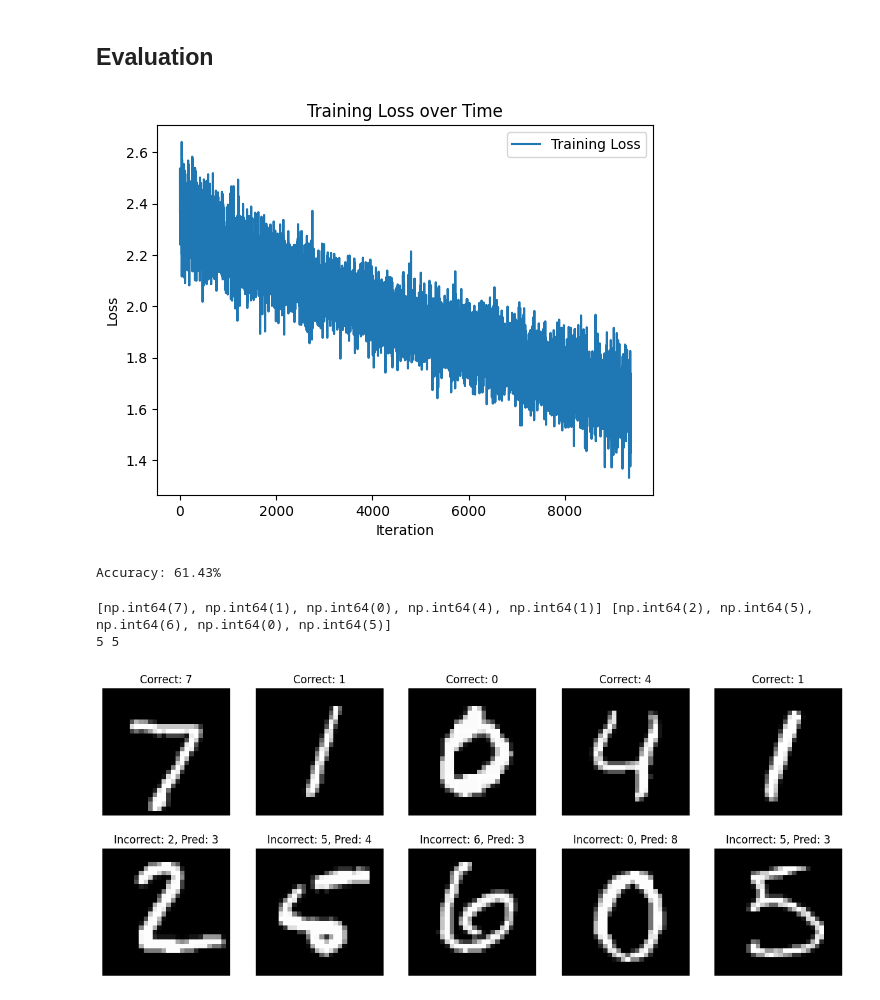
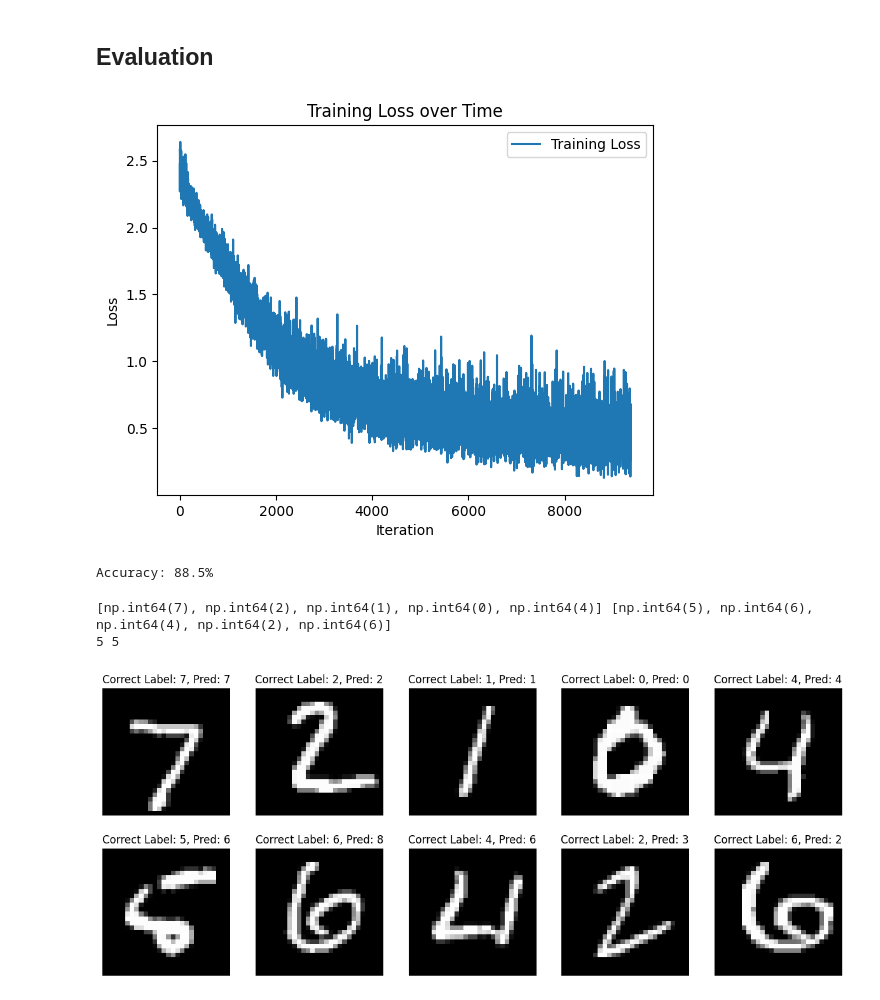
Before and after one commit to concl/machines, a Jupyter notebook: machine_learning/numpy_autograd/ffn_mnist_demo.ipynb, the cells around one changed output. Cells and saved outputs as stored; diff of their text form; code cells hidden in the pictures.

Commit message:
trained with momentum

```diff
--- a/machine_learning/numpy_autograd/ffn_mnist_demo.ipynb
+++ b/machine_learning/numpy_autograd/ffn_mnist_demo.ipynb
@@ -20,6 +20,7 @@ import matplotlib.pyplot as plt
 # %%
 DATA_REPO = "ylecun/mnist"
 LR = 0.0001
+MOMENTUM = 0.9
 EPOCHS = 5
 BATCH_SIZE = 32
 # %% [markdown]
@@ -56,7 +57,7 @@ test_loader = DataLoader(test_data, batch_size=BATCH_SIZE, shuffle=False)
 # %%
 model = FFN(in_features=28 * 28, hidden_features=128, out_features=10)
 loss_values = []
-optimizer = SGD(model.parameters, lr=LR)
+optimizer = SGD(model.parameters, lr=LR, momentum=MOMENTUM)
 criterion = cross_entropy_loss
 
 for epoch in range(EPOCHS):
@@ -108,7 +109,7 @@ plt.title("Training Loss over Time")
 plt.legend()
 plt.show()
 # %% [output]
-[figure, old version]
+[figure, new version]
 # %%
 correct_example_images, correct_example_labels = [], []
 incorrect_example_images, incorrect_example_labels, incorrect_predictions = [], [], []
@@ -138,24 +139,24 @@ for images, labels in test_loader:
 
 print(f"Accuracy: {100 * correct / total}%")
 # %% [output]
-Accuracy: 61.43%
+Accuracy: 88.5%
 # %%
 print(correct_example_labels, incorrect_example_labels)
 print(len(correct_example_images), len(incorrect_example_images))
 
 fig, axes = plt.subplots(2, 5, figsize=(15, 6))
 for i in range(5):
     axes[0, i].imshow(correct_example_images[i], cmap="gray")
-    axes[0, i].set_title(f"Correct: {correct_example_labels[i]}")
+    axes[0, i].set_title(f"Correct Label: {correct_example_labels[i]}, Pred: {correct_example_labels[i]}")
     axes[0, i].axis("off")
 
     axes[1, i].imshow(incorrect_example_images[i], cmap="gray")
     axes[1, i].set_title(
-        f"Incorrect: {incorrect_example_labels[i]}, Pred: {incorrect_predictions[i]}"
+        f"Correct Label: {incorrect_example_labels[i]}, Pred: {incorrect_predictions[i]}"
     )
     axes[1, i].axis("off")
 plt.show()
 # %% [output]
-[np.int64(7), np.int64(1), np.int64(0), np.int64(4), np.int64(1)] [np.int64(2), np.int64(5), np.int64(6), np.int64(0), np.int64(5)]
+[np.int64(7), np.int64(2), np.int64(1), np.int64(0), np.int64(4)] [np.int64(5), np.int64(6), np.int64(4), np.int64(2), np.int64(6)]
 5 5
-[figure, old version]
+[figure, new version]
```
Also changed, not shown: parts of 1 cell of this notebook.
